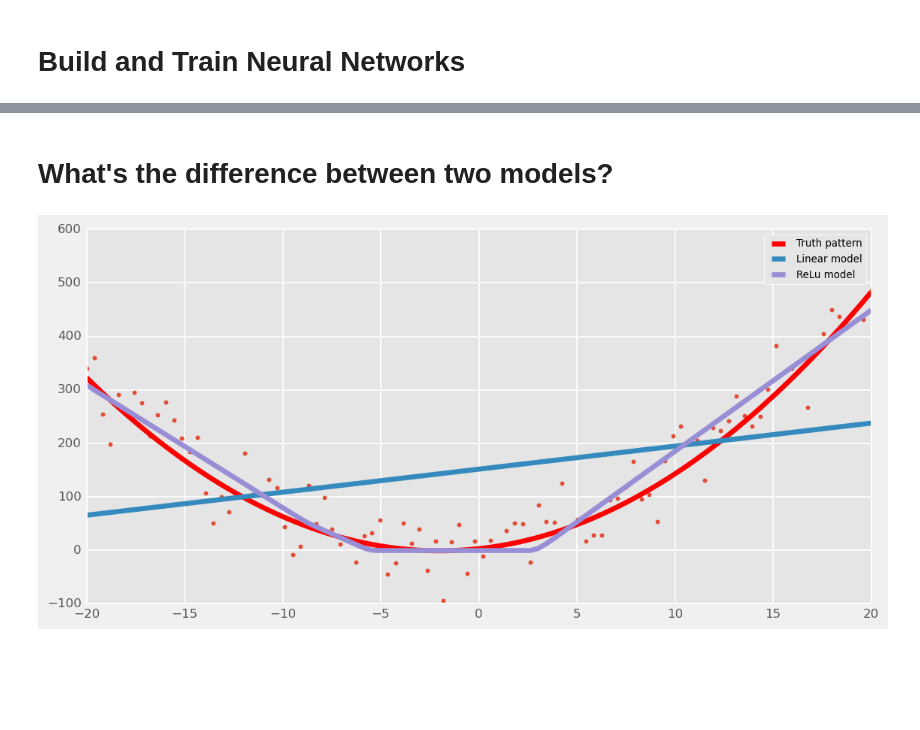
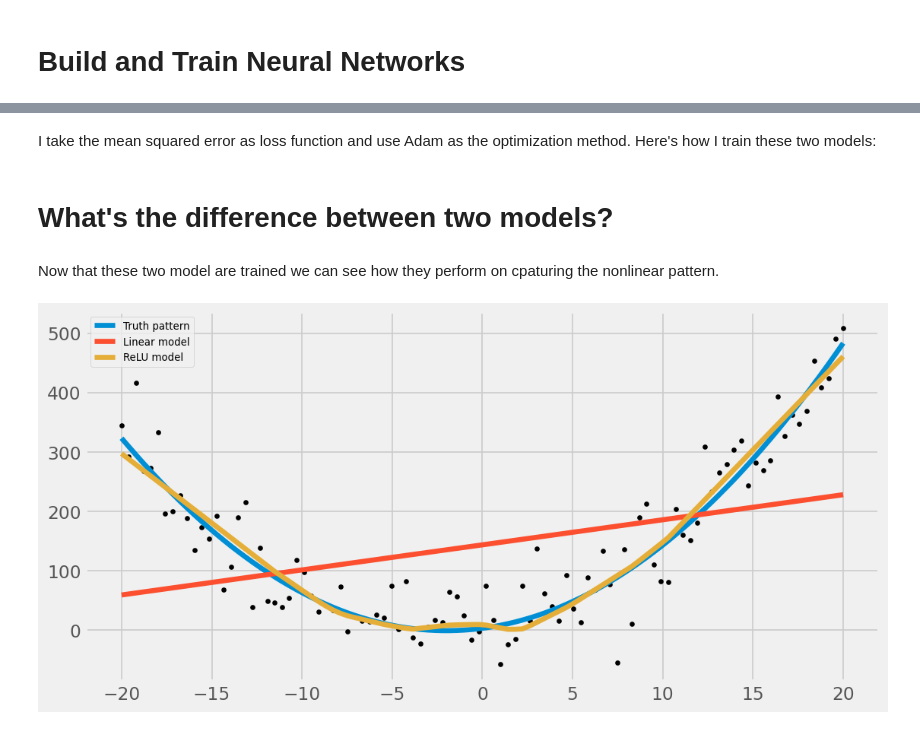
Before and after one commit to peiyiHung/mywebsite, a Jupyter notebook: _notebooks/2020-12-16-Why do we need nonlinear activation function?.ipynb, the cells around one changed output, grey strips where cells are left out. Drawn from its saved outputs; the diff is of its cells as text; code cells hidden in the pictures; blank space fills up the shorter version.

```diff
--- a/_notebooks/2020-12-16-Why do we need nonlinear activation function?.ipynb
+++ b/_notebooks/2020-12-16-Why do we need nonlinear activation function?.ipynb
@@ -39,8 +39,9 @@ where $y$ is a quadratic function adding a normally distributed error term $\eps
 
 Here's how the data looks like:
 # %%
+np.random.seed(5)
 x = np.linspace(-20, 20, 100) # independent variable
-y = 3 + 4*x + x**2 + np.random.randn(100)*50 # dependent variable
+y = x**2 + 4*x + 3 + np.random.randn(100)*50 # dependent variable
 
 plt.figure(dpi=100)
 plt.plot(x, y, ".")
@@ -86,6 +93,8 @@ model2 = nn.Sequential(
     nn.ReLU(),
     nn.Linear(8, 1)
 )
+# %% [markdown]
+I take the mean squared error as loss function and use Adam as the optimization method. Here's how I train these two models:
 # %%
 from torch import optim
 import torch.nn.functional as F
@@ -117,13 +128,14 @@ for epoch in range(800):
 # %% [markdown]
 # What's the difference between two models?
+# %% [markdown]
+Now that these two model are trained we can see how they perform on cpaturing the nonlinear pattern.
 # %%
+#collapse-hide
 plt.figure(figsize=(10, 5), dpi=120)
-plt.style.use('ggplot')
-plt.plot(x, y, ".")
-plt.plot(x, 3 + x**2 + 4*x, "r-", label="Truth pattern")
+plt.plot(x, y, "k.")
+plt.plot(x, x**2 + 4*x + 3, label="Truth pattern")
 plt.plot(x, model1(x).detach().numpy(), label="Linear model")
-plt.plot(x, model2(x).detach().numpy(), label="ReLu model")
-plt.legend(fontsize=8)
-plt.savefig("nonlinear.png", dpi=120);
+plt.plot(x, model2(x).detach().numpy(), label="ReLU model")
+plt.legend(fontsize=8);
 # %% [output]
-[figure, old version]
+[figure, new version]
```
Also changed, not shown: parts of 7 cells of this notebook.
